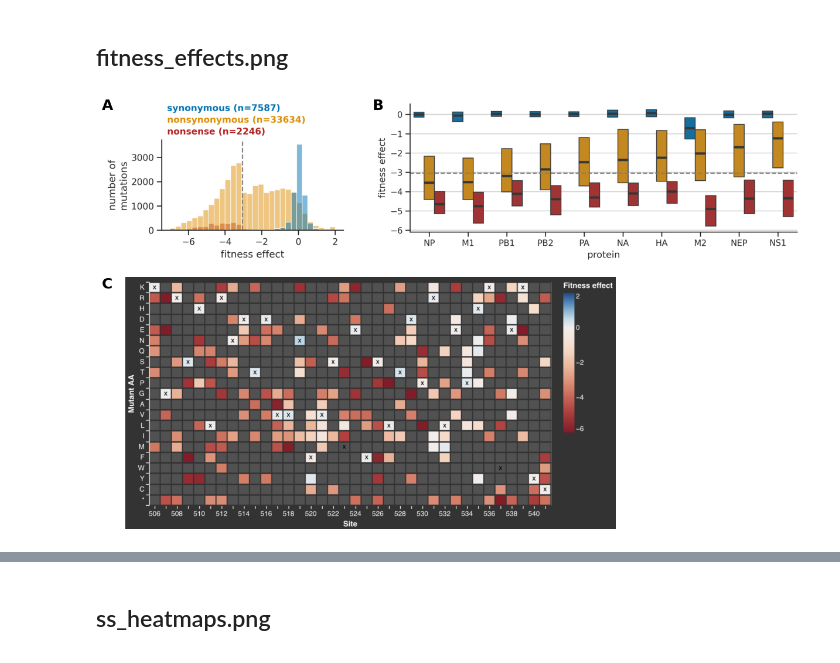
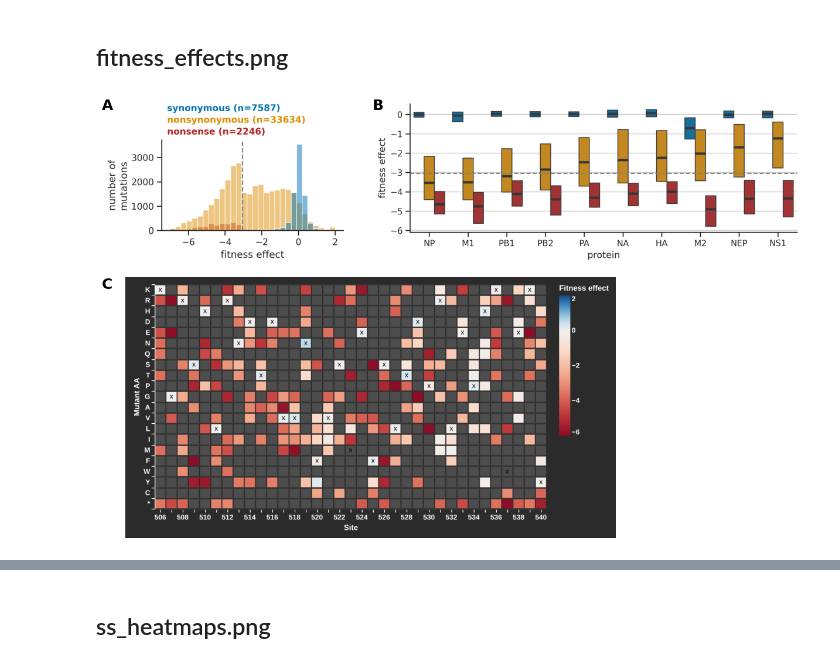
Before and after one commit to matsengrp/flu-mut-rates, a Jupyter notebook: notebooks/compose_figures.ipynb, the cells around one changed output, grey strips where cells are left out. Saved outputs shown, nothing was run; the diff lists cells and outputs as text; code cells hidden in the pictures.

```diff
--- a/notebooks/compose_figures.ipynb
+++ b/notebooks/compose_figures.ipynb
@@ -444,7 +444,7 @@ Resized to 1890x800 px (6.3x2.7 in at 300 DPI)
 # (the heatmap has no y-axis tick-label margin to host the label inside).
 img_a = mpimg.imread("../results/figures/fitness_effect_dist.png")
 img_b = mpimg.imread("../results/figures/fitness_effect_dist_by_protein.png")
-img_c = mpimg.imread("../data/pngs/aa_heatmap.png")
+img_c = mpimg.imread("../results/figures/aa_heatmap.png")
 
 ar_a = img_a.shape[0] / img_a.shape[1]
 ar_b = img_b.shape[0] / img_b.shape[1]
@@ -480,34 +480,34 @@ row2_top_y = row1_bot_y - row_gap_in / fig_height_in
 row2_bot_y = row2_top_y - c_h_in / fig_height_in
 
 a_x0 = left_pad_in / fig_width_in
 b_x0 = (left_pad_in + a_w_in + col_gap_in) / fig_width_in
 c_x0 = (left_pad_in + c_left_inset_in) / fig_width_in
 
 ax_a = fig.add_axes([a_x0, row1_bot_y, a_w_in / fig_width_in, row1_h_in / fig_height_in])
 ax_a.imshow(img_a)
 ax_a.axis("off")
 
 ax_b = fig.add_axes([b_x0, row1_bot_y, b_w_in / fig_width_in, row1_h_in / fig_height_in])
 ax_b.imshow(img_b)
 ax_b.axis("off")
 
 ax_c = fig.add_axes([c_x0, row2_bot_y, c_w_in / fig_width_in, c_h_in / fig_height_in])
 ax_c.imshow(img_c)
 ax_c.axis("off")
 
 label_kwargs = dict(fontsize=18, fontweight="bold", va="top", ha="left")
 
 # A and B labels sit at the left edge of their image (over the internal
 # y-axis tick-label region). C's label sits at the figure's left edge
 # (just left of the heatmap, which is inset by c_left_inset_in).
 fig.text(a_x0, row1_top_y, "A", **label_kwargs)
 fig.text(b_x0, row1_top_y, "B", **label_kwargs)
 fig.text(left_pad_in / fig_width_in, row2_top_y, "C", **label_kwargs)
 
 plt.savefig("../results/figures/fitness_effects.png", dpi=300, bbox_inches="tight")
 plt.show()
 # %% [output]
-[figure, old version]
+[figure, new version]
 # %%
 # Resize fitness_effects to 7 inches wide, preserving aspect ratio and DPI
 dpi = 300
```
Also changed, not shown: parts of 5 cells of this notebook, 8 other files.
